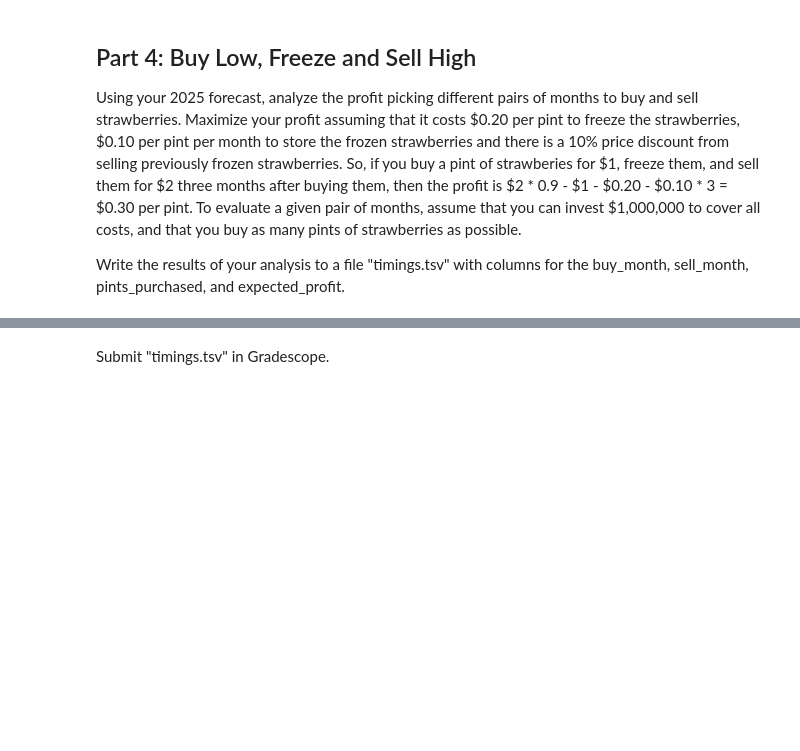
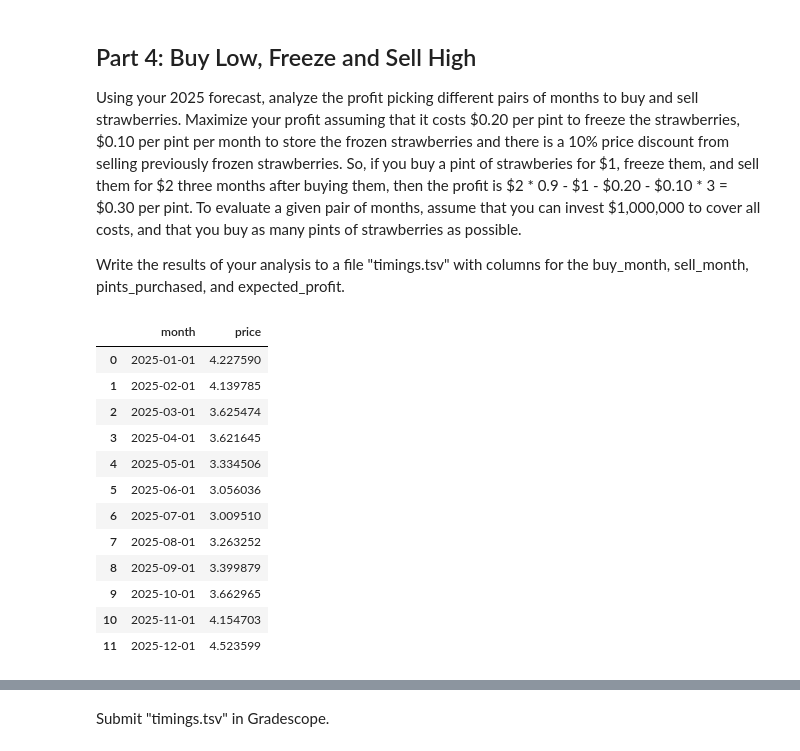
Before and after one commit to mwan30/dx704-project-02, a Jupyter notebook: project.ipynb, the cells around one changed output, grey strips where cells are left out. Cells and saved outputs as stored; diff of their text form; code cells hidden in the pictures; blank space fills up the shorter version.

```diff
--- a/project.ipynb
+++ b/project.ipynb
@@ -127,6 +127,22 @@ So, if you buy a pint of strawberies for &dollar;1, freeze them, and sell them f
 To evaluate a given pair of months, assume that you can invest &dollar;1,000,000 to cover all costs, and that you buy as many pints of strawberries as possible.
 
 Write the results of your analysis to a file "timings.tsv" with columns for the buy_month, sell_month, pints_purchased, and expected_profit.
+# %%
+strawberry_forecast
+# %% [output]
+|  | month | price |
+| 0 | 2025-01-01 | 4.227590 |
+| 1 | 2025-02-01 | 4.139785 |
+| 2 | 2025-03-01 | 3.625474 |
+| 3 | 2025-04-01 | 3.621645 |
+| 4 | 2025-05-01 | 3.334506 |
+| 5 | 2025-06-01 | 3.056036 |
+| 6 | 2025-07-01 | 3.009510 |
+| 7 | 2025-08-01 | 3.263252 |
+| 8 | 2025-09-01 | 3.399879 |
+| 9 | 2025-10-01 | 3.662965 |
+| 10 | 2025-11-01 | 4.154703 |
+| 11 | 2025-12-01 | 4.523599 |
 # %%
 # YOUR CHANGES HERE
 
```
Also changed, not shown: parts of 4 cells of this notebook, 2 other files.
